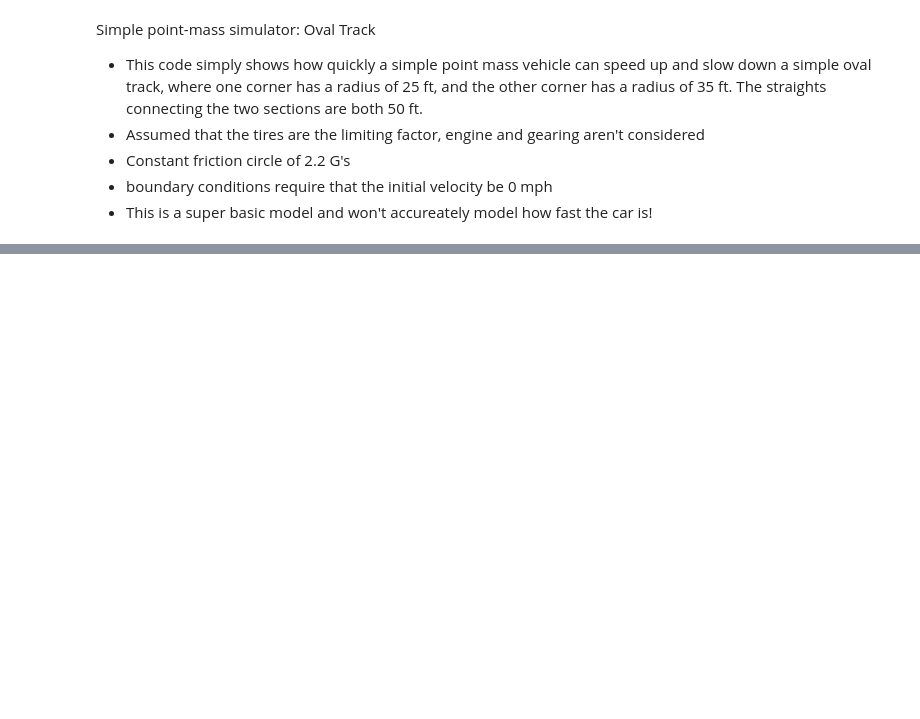
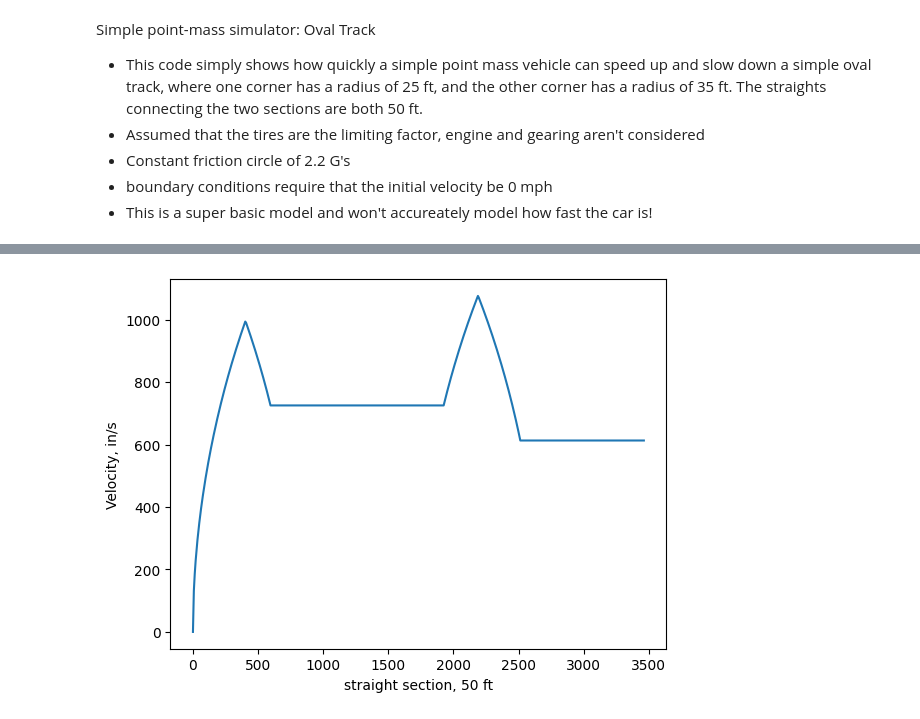
Before and after one commit to Washington-State-University-Formula-SAE/ttc-data, a Jupyter notebook: lapsim.ipynb, the cells around one changed output, grey strips where cells are left out. Saved outputs shown, nothing was run; the diff lists cells and outputs as text; code cells hidden in the pictures; blank space fills up the shorter version.

```diff
--- a/lapsim.ipynb
+++ b/lapsim.ipynb
@@ -150,0 +179,86 @@ plt.show
+# %%
+# Run one: How quickly can the car start and stop along a straight line?
+
+# Track components
+
+# Determining the shape of the track
+
+# Each element in the t_rad list corresponds to the radius of that element (in)
+t_rad = np.array([200*12, 35*12, 200*12, 25*12])
+# Each element in the t_len list corresponds to the length of that element (rad)
+t_len = np.array([(1/4), pi, (1/4), pi])
+t_len_tot = np.multiply(t_rad,t_len)
+track = np.sum(t_len_tot)
+
+# discretizing track
+n = 500
+dx = track/n
+
+# nodespace
+nds = np.linspace(0,track,int(n+1))
+
+# Friction coefficient of approximately 2.2, will subsitute with more accurate friction ellipse
+f_apprx = 2.2
+
+# Maximum acceleration in any direction
+a = w_car*f_apprx
+
+# Determining maximum lateral acceleration for every turn
+t_vel = np.sqrt(a*t_rad)
+
+# List showing radius at every node. Used to calculate maximum tangential acceleration
+nd_rad = np.zeros(int(n+1))
+
+nd_rad[0:int(np.ceil(t_len_tot[0]/dx))] = t_rad[0]
+nd_rad[int(np.ceil(t_len_tot[0]/dx)):int(np.ceil(np.sum(t_len_tot[0:2])/dx))] = t_rad[1]
+nd_rad[int(np.ceil(np.sum(t_len_tot[0:2])/dx)):int(np.ceil(np.sum(t_len_tot[0:3])/dx))] = t_rad[2]
+nd_rad[int(np.ceil((np.sum(t_len_tot[0:3]))/dx)):] = t_rad[3]
+
+# Determine the speed if the car accelerated for the entire length of the traffic, starting from 0 mph at node 0
+v1 = np.zeros(int(n+1))
+
+v1[0:int(np.ceil(t_len_tot[0]/dx))] = t_vel[0]
+v1[int(np.ceil(t_len_tot[0]/dx)):int(np.ceil(np.sum(t_len_tot[0:2])/dx))] = t_vel[1]
+v1[int(np.ceil(np.sum(t_len_tot[0:2])/dx)):int(np.ceil(np.sum(t_len_tot[0:3])/dx))] = t_vel[2]
+v1[int(np.ceil((np.sum(t_len_tot[0:3]))/dx)):] = t_vel[3]
+v1[0] = 0
+
+for i in np.arange(n):
+    a_tan = np.sqrt(abs(a**2 - ((v1[i]**4)/(nd_rad[i]**2))))
+    if (np.sqrt(v1[int(i)]**2 + 2*a_tan*dx) < v1[int(i+1)]) or (v1[int(i+1)] == 0.):
+        v1[int(i+1)] = np.sqrt(v1[int(i)]**2 + 2*a_tan*dx)
+
+# Determine the speed if the car deaccelerated for the entire length of the traffic, ending at 0 mph at node n
+v2 = np.zeros(int(n+1))
+v2[0:int(np.ceil(t_len_tot[0]/dx))] = t_vel[0]
+v2[int(np.ceil(t_len_tot[0]/dx)):int(np.ceil(np.sum(t_len_tot[0:2])/dx))] = t_vel[1]
+v2[int(np.ceil(np.sum(t_len_tot[0:2])/dx)):int(np.ceil(np.sum(t_len_tot[0:3])/dx))] = t_vel[2]
+v2[int(np.ceil((np.sum(t_len_tot[0:3]))/dx)):] = t_vel[3]
+
+for i in np.arange(1,n+1):
+    a_tan = np.sqrt(abs(a**2 - ((v2[-i]**4)/(nd_rad[-i]**2))))
+    if (np.sqrt(v2[int(-i)]**2 + 2*a_tan*dx) < v2[int(-i-1)]) or (v2[int(-i-1)] == 0.):
+        v2[int(-i-1)] = np.sqrt(v2[int(-i)]**2 + 2*a_tan*dx)
+
+
+# Determine which value of the two above lists is lowest. This list is the theoretical velocity at each node to satisfy the stated assumptions
+v3 = np.zeros(int(n+1))
+for i in np.arange(int(n+1)):
+    if v1[i] < v2 [i]:
+        v3[i] = (v1[int(i)])
+    else:
+        v3[i] = (v2[int(i)])
+
+# Determining the total time it takes to travel the track by rewriting the equation v1 = v0 + a*t
+t = 0
+for i in np.arange(len(v2)-1):
+    t += np.abs(v3[i+1]-v3[i])/a
+print(f"total time to travel straight {round(t,2)} seconds")
+
+# Plotting result
+plt.plot(nds,v3)
+plt.xlabel('straight section, 50 ft')
+plt.ylabel('Velocity, in/s')
+plt.show
+print(f"total track distance = {round(track/12, 2)} ft")
+# %% [output]
@@ -150,0 +267 @@ plt.show
+[figure, added]
```
Also changed, not shown: parts of 7 cells of this notebook, 1 other file.
